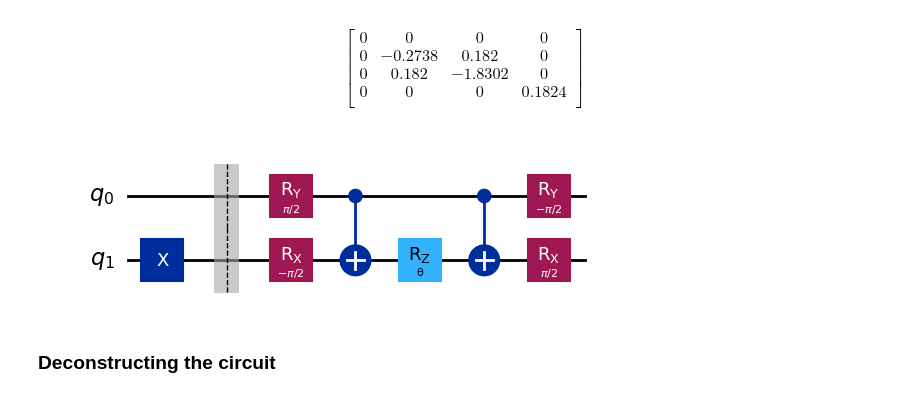
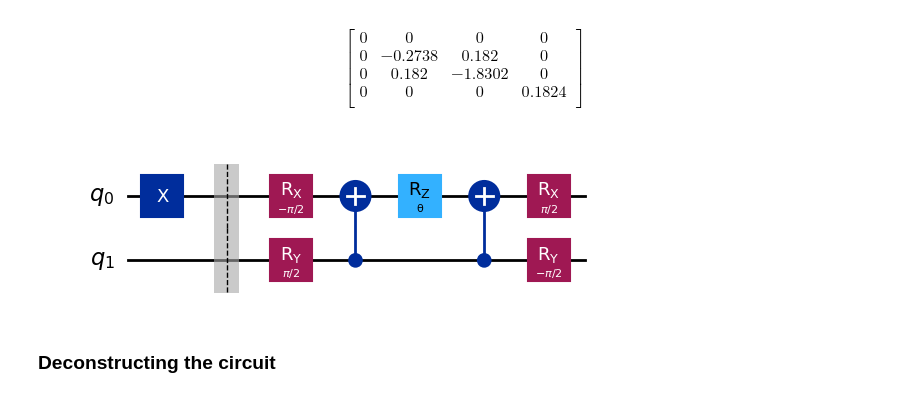
Before and after one commit to JoeJoeNguyen/quantumComputing, a Jupyter notebook: QML/Tqr.ipynb, the cells around one changed output. Cells and saved outputs as stored; diff of their text form; code cells hidden in the pictures.

```diff
--- a/QML/Tqr.ipynb
+++ b/QML/Tqr.ipynb
@@ -242,30 +242,30 @@ $$
 # %%
 from qiskit import QuantumCircuit
 
 from qiskit.circuit import Parameter
 import numpy as np
 pi = np.pi
 theta = Parameter('θ')
 param1 = pi/2
 param2 = -pi/2
 qc = QuantumCircuit(2)
 
-qc.x(1)
+qc.x(0)
 qc.barrier()
-qc.rx(param2,1)
-qc.ry(param1,0)
+qc.rx(param2,0)
+qc.ry(param1,1)
 
-qc.cx(0,1)
+qc.cx(1,0)
 
-qc.rz(theta,1)
+qc.rz(theta,0)
 
-qc.cx(0,1)
+qc.cx(1,0)
 
-qc.ry(param2,0)
-qc.rx(param1,1)
+qc.ry(param2,1)
+qc.rx(param1,0)
 qc.draw('mpl')
 # %% [output]
-[figure, old version]
+[figure, new version]
 # %% [markdown]
 ### Deconstructing the circuit
 # %%
```
Also changed, not shown: parts of 10 cells of this notebook, 1 other file.
